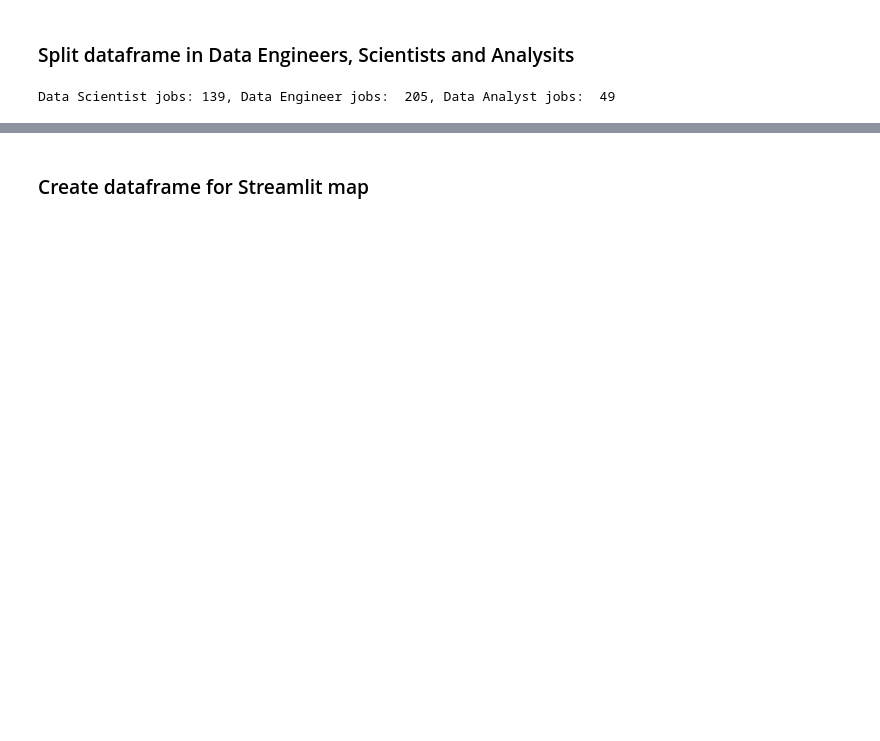
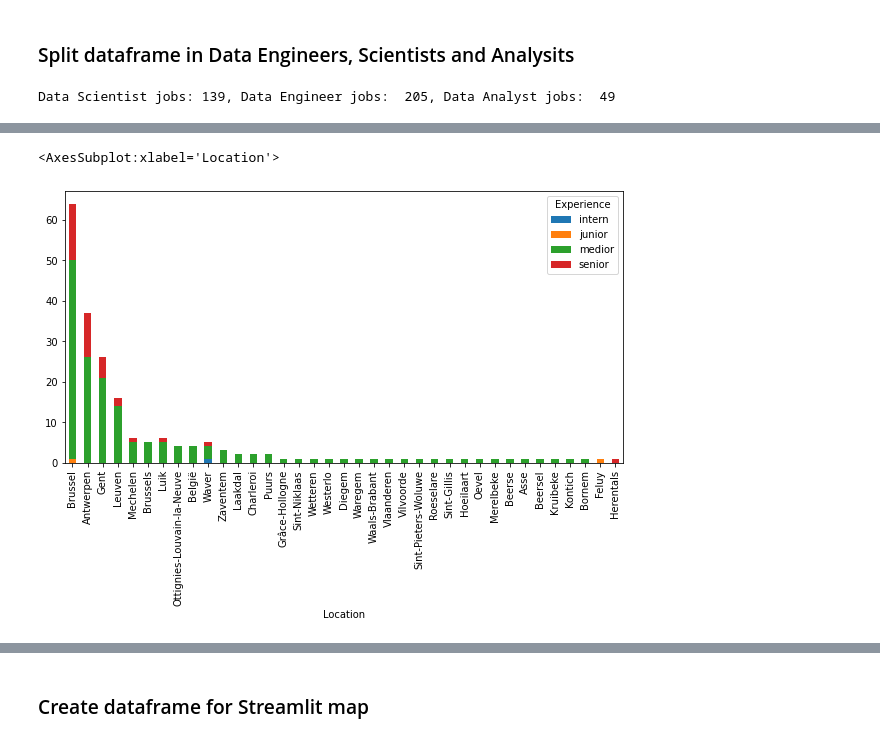
Before and after one commit to MaartenVandenhof-r0613805/Job-analysis, a Jupyter notebook: notebooks/linkedin-data-science-job-analysis-belgium.ipynb, the cells around one changed output, grey strips where cells are left out. Drawn from its saved outputs; the diff is of its cells as text; code cells hidden in the pictures; blank space fills up the shorter version.

```diff
--- a/notebooks/linkedin-data-science-job-analysis-belgium.ipynb
+++ b/notebooks/linkedin-data-science-job-analysis-belgium.ipynb
@@ -195,0 +211,11 @@ da_cards.groupby(["Location"])["Title"].count().sort_values(ascending=False).plo
+# %%
+# Data Engineer
+de = pd.DataFrame(de_cards.groupby(["Location", "Experience"])["Experience"].count().sort_values(ascending=False))
+de = de.rename(columns={"Experience" : "Count"})
+de = de.reset_index()
+
+de_new = de.pivot_table(values="Count", columns="Experience", aggfunc="first", index="Location")
+de_new.sort_values("medior", ascending=False).plot(kind="bar", stacked=True, figsize=(10, 5))
+# %% [output]
+<AxesSubplot:xlabel='Location'>
+[figure, added]
```
Also changed, not shown: parts of 21 cells of this notebook.
